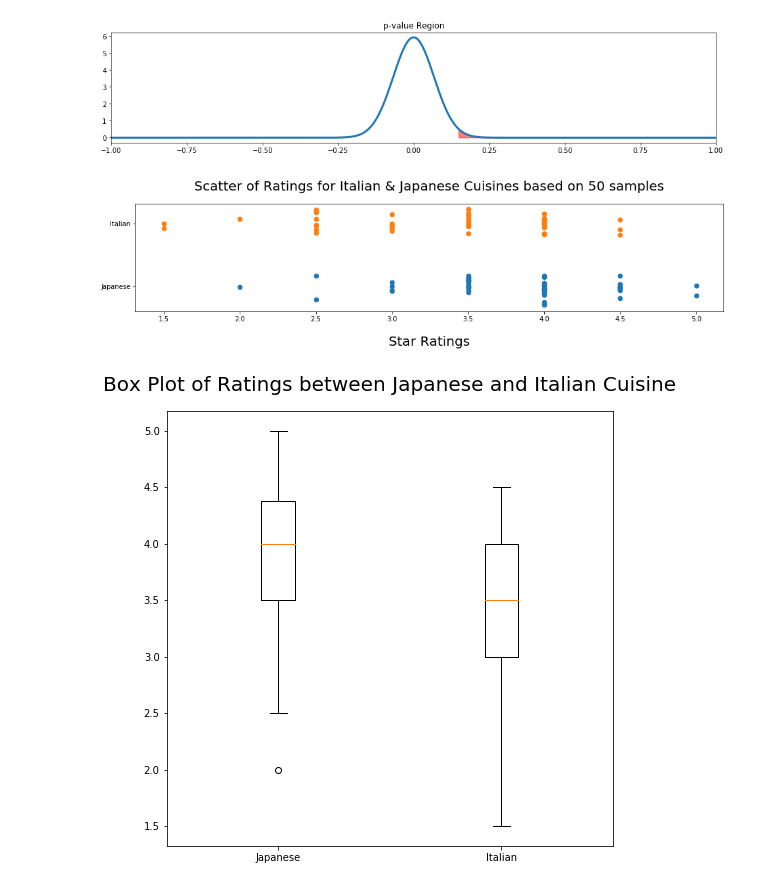
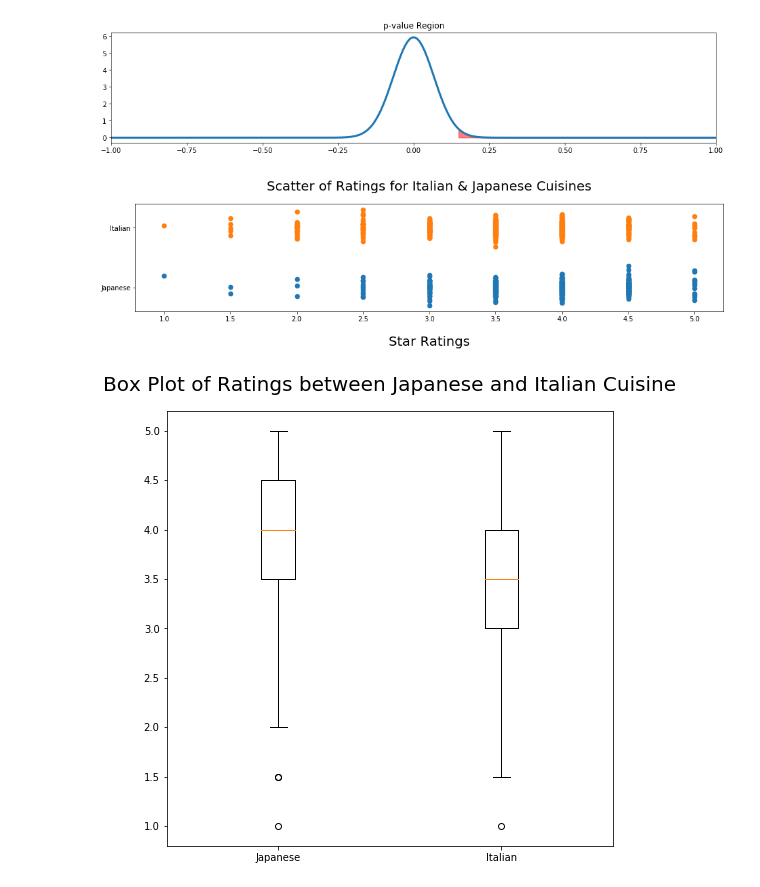
Before and after one commit to yueweng/restaurant-reviews, a Jupyter notebook: project.ipynb, the cells around one changed output. Saved outputs shown, nothing was run; the diff lists cells and outputs as text; code cells hidden in the pictures.

```diff
--- a/project.ipynb
+++ b/project.ipynb
@@ -2000,20 +1992,29 @@ for i in range(50):
+# %%
+jap_pop = []
+it_pop = []
+
+for star in japaneselv_df['stars']:
+    jap_pop.append(star)
+
+for star in italianlv_df['stars']:
+    it_pop.append(star)
 # %%
 fig, ax = plt.subplots(1, figsize=(16, 3))
 
-ax.scatter(jap_50, np.repeat(0, len(jap_50)) + np.random.normal(0, 0.1, len(jap_50)), s=45)
-ax.scatter(it_50, np.repeat(1, len(it_50)) + np.random.normal(0, 0.1, len(it_50)), s=45)
+ax.scatter(jap_pop, np.repeat(0, len(jap_pop)) + np.random.normal(0, 0.1, len(jap_pop)), s=45)
+ax.scatter(it_pop, np.repeat(1, len(it_pop)) + np.random.normal(0, 0.1, len(it_pop)), s=45)
 ax.set_yticks([0, 1])
 ax.set_yticklabels(["Japanese", "Italian"])
 
-ax.set_title('Scatter of Ratings for Italian & Japanese Cuisines based on 50 samples', fontsize=20, pad=20)
+ax.set_title('Scatter of Ratings for Italian & Japanese Cuisines', fontsize=20, pad=20)
 ax.set_xlabel('Star Ratings', fontsize=20, labelpad=20)
 
 fig.savefig('images/scatter_plot.png', bbox_inches = "tight")
 # %% [output]
-[figure, old version]
+[figure, new version]
 # %%
 fig, ax = plt.subplots(1, figsize=(8, 8))
-ax.boxplot([jap_50, it_50])
+ax.boxplot([jap_pop, it_pop])
 
 ax.set_title('Box Plot of Ratings between Japanese and Italian Cuisine', fontsize=20, pad = 20)
 ax.set_xticks([1,2])
@@ -2021,4 +2022,4 @@ ax.set_xticklabels(["Japanese", "Italian"])
 
 fig.savefig('images/box_plot.png', bbox_inches = "tight")
 # %% [output]
-[figure, old version]
+[figure, new version]
```
Also changed, not shown: parts of 1 cell of this notebook, 3 other files.
